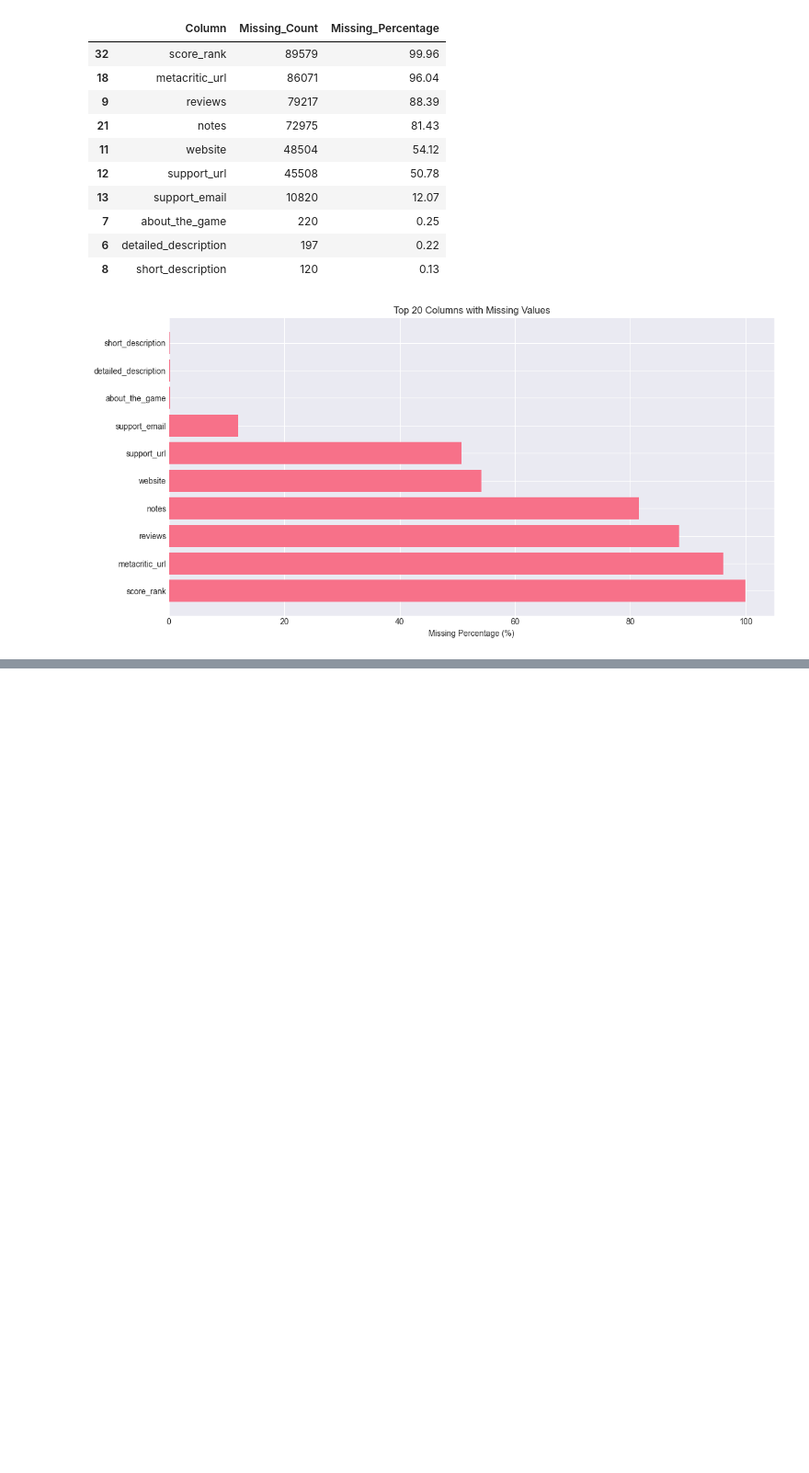
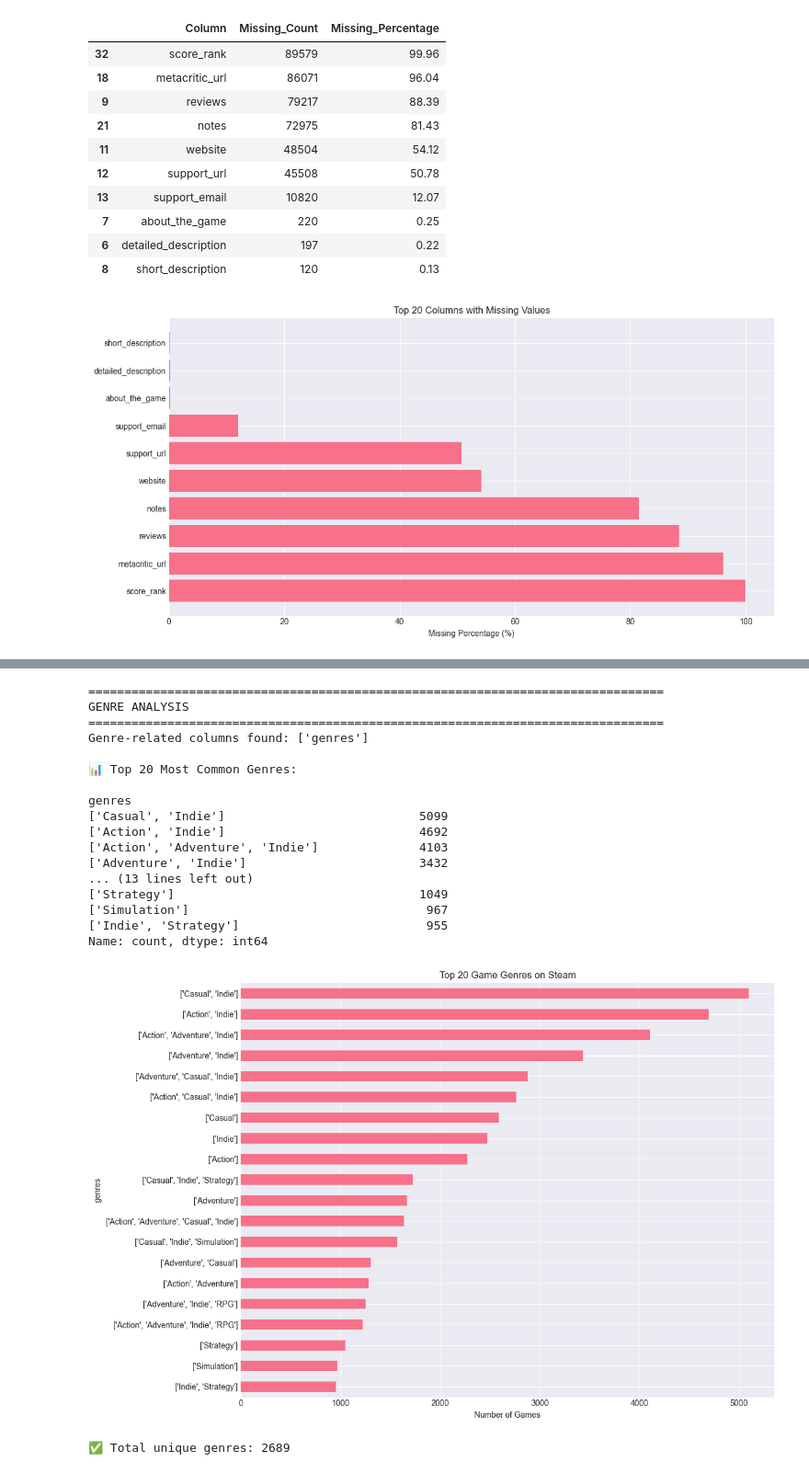
Before and after one commit to nnvelez95/indie-game-success-predictor, a Jupyter notebook: notebooks/01_data_exploration.ipynb, the cells around one changed output, grey strips where cells are left out. Shown at 92% size. Saved outputs shown, nothing was run; the diff lists cells and outputs as text; code cells hidden in the pictures; blank space fills up the shorter version.

```diff
--- a/notebooks/01_data_exploration.ipynb
+++ b/notebooks/01_data_exploration.ipynb
@@ -165,0 +235,51 @@ Top 20 columns with most missing data:
+# %%
+# Análisis de géneros
+print("=" * 80)
+print("GENRE ANALYSIS")
+print("=" * 80)
+
+# Buscar columna de género
+genre_cols = [col for col in df.columns if 'genre' in col.lower()]
+print(f"Genre-related columns found: {genre_cols}\n")
+
+if genre_cols:
+    genre_col = genre_cols[0]
+
+    # Top 20 géneros
+    print("📊 Top 20 Most Common Genres:\n")
+    top_genres = df[genre_col].value_counts().head(20)
+    print(top_genres)
+
+    # Visualización
+    plt.figure(figsize=(12, 8))
+    top_genres.plot(kind='barh')
+    plt.xlabel('Number of Games')
+    plt.title('Top 20 Game Genres on Steam')
+    plt.gca().invert_yaxis()
+    plt.tight_layout()
+    plt.savefig('../reports/figures/03_top_genres.png', dpi=300, bbox_inches='tight')
+    plt.show()
+
+    print(f"\n✅ Total unique genres: {df[genre_col].nunique()}")
+else:
+    print("⚠️ No genre column found in dataset")
+# %% [output]
+================================================================================
+GENRE ANALYSIS
+================================================================================
+Genre-related columns found: ['genres']
+
+📊 Top 20 Most Common Genres:
+
+genres
+['Casual', 'Indie']                           5099
+['Action', 'Indie']                           4692
+['Action', 'Adventure', 'Indie']              4103
+['Adventure', 'Indie']                        3432
+... (13 lines left out)
+['Strategy']                                  1049
+['Simulation']                                 967
+['Indie', 'Strategy']                          955
+Name: count, dtype: int64
+[figure, added]
+✅ Total unique genres: 2689
```
Also changed, not shown: parts of 3 cells of this notebook, 1 other file.
